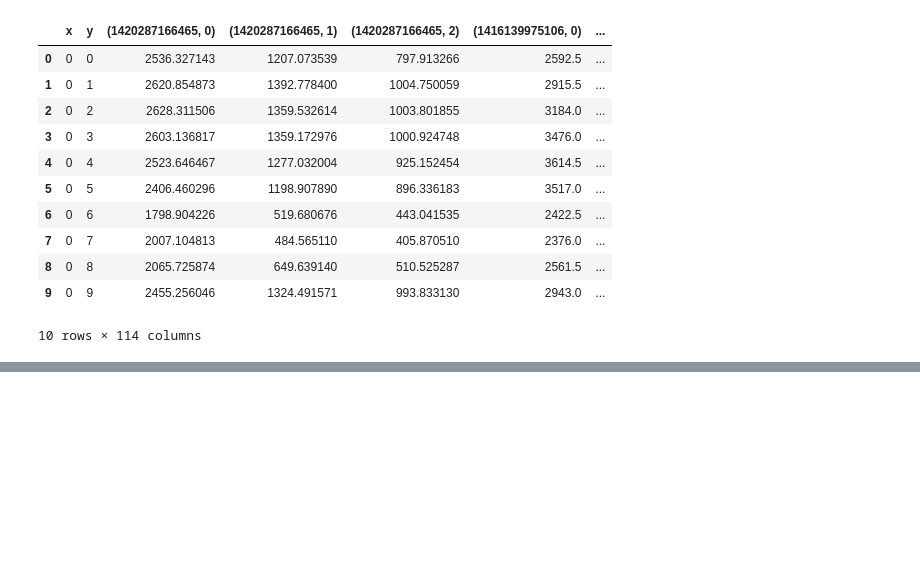
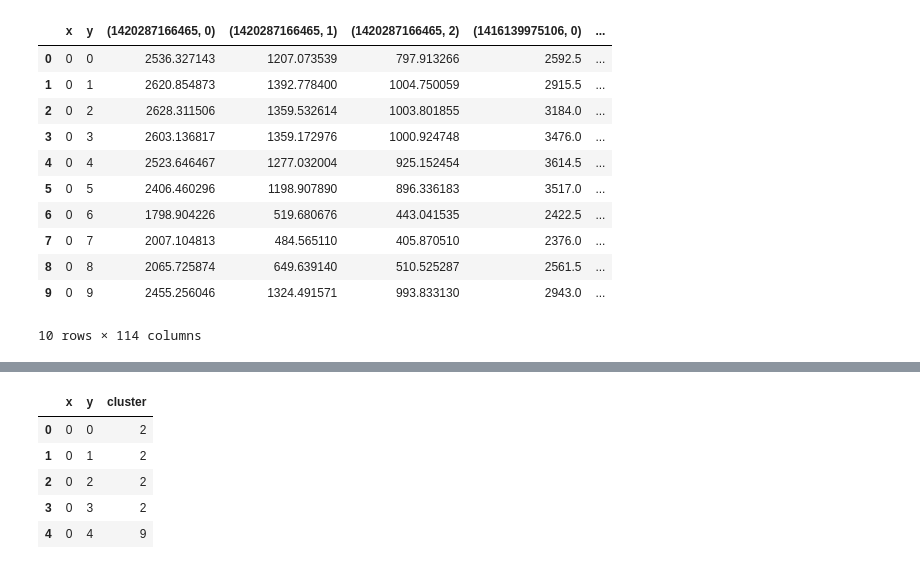
Before and after one commit to HKCaesar/EarthEngineDataProcessing, a Jupyter notebook: alternative.ipynb, the cells around one changed output, grey strips where cells are left out. Saved outputs shown, nothing was run; the diff lists cells and outputs as text; code cells hidden in the pictures; blank space fills up the shorter version.

```diff
--- a/alternative.ipynb
+++ b/alternative.ipynb
@@ -264,0 +308,11 @@ train_labelled.head(10)
+# %%
+cls_table = train_labelled.iloc[:, :2]
+cls_table['cluster'] = cls
+cls_table.head()
+# %% [output]
+|  | x | y | cluster |
+| 0 | 0 | 0 | 2 |
+| 1 | 0 | 1 | 2 |
+| 2 | 0 | 2 | 2 |
+| 3 | 0 | 3 | 2 |
+| 4 | 0 | 4 | 9 |
```
Also changed, not shown: parts of 22 cells of this notebook, 1 other file.
